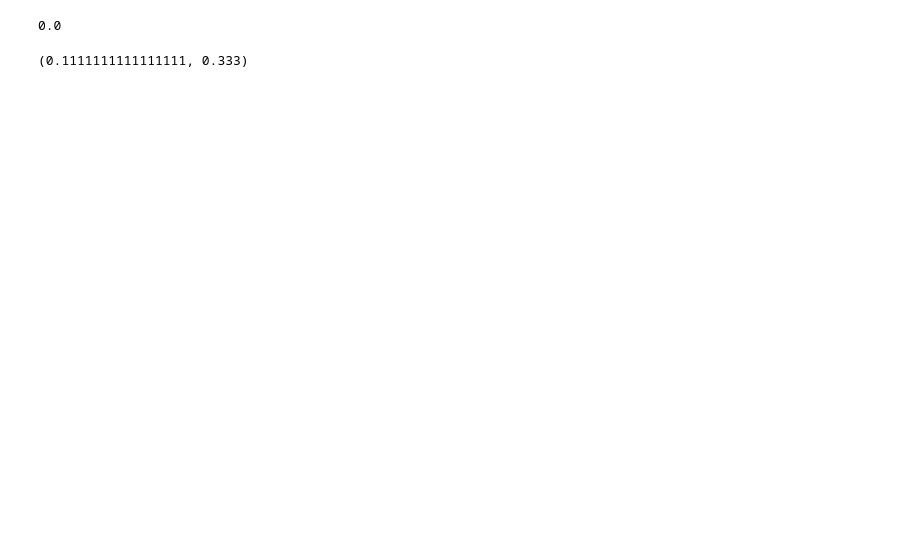
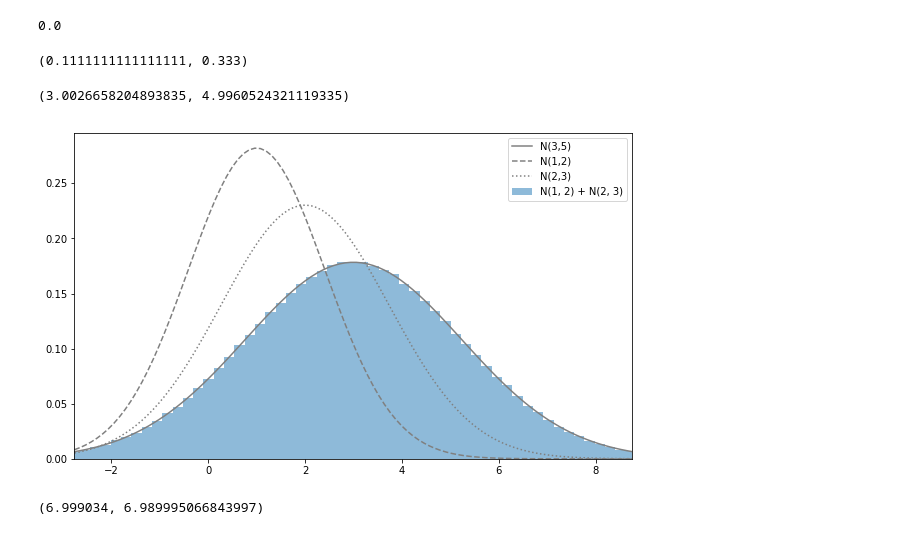
Before and after one commit to ToshikiShimizu/statistics, a Jupyter notebook: python-understand-statistics/notebook/ch09.ipynb, the cells around one changed output. Saved outputs shown, nothing was run; the diff lists cells and outputs as text; code cells hidden in the pictures; blank space fills up the shorter version.

```diff
--- a/python-understand-statistics/notebook/ch09.ipynb
+++ b/python-understand-statistics/notebook/ch09.ipynb
@@ -42,3 +42,40 @@ Cov(XY)
 f_X(0) * f_Y(0), f_XY(0,0)
 # %% [output]
 (0.1111111111111111, 0.333)
+# %%
+rv1 = stats.norm(1, np.sqrt(2))
+rv2 = stats.norm(2, np.sqrt(3))
+sample_size = int(1e6)
+X_sample = rv1.rvs(sample_size)
+Y_sample = rv2.rvs(sample_size)
+sum_sample = X_sample + Y_sample
+np.mean(sum_sample), np.var(sum_sample)
+# %% [output]
+(3.0026658204893835, 4.9960524321119335)
+# %%
+fig = plt.figure(figsize=(10,6))
+ax = fig.add_subplot(111)
+rv = stats.norm(3, np.sqrt(5))
+xs = np.linspace(rv.isf(0.995), rv.isf(0.005), 100)
+
+ax.hist(sum_sample, bins=100, density=True, alpha=0.5, label='N(1, 2) + N(2, 3)')
+ax.plot(xs, rv.pdf(xs), label='N(3,5)', color='gray')
+ax.plot(xs, rv1.pdf(xs), label='N(1,2)', ls='--', color='gray')
+ax.plot(xs, rv2.pdf(xs), label='N(2,3)', ls=':', color='gray')
+
+ax.legend()
+ax.set_xlim(rv.isf(0.995), rv.isf(0.005))
+plt.show()
+# %% [output]
+[figure, added]
+# %%
+rv1 = stats.poisson(3)
+rv2 = stats.poisson(4)
+
+sample_size = int(1e6)
+X_sample = rv1.rvs(sample_size)
+Y_sample = rv2.rvs(sample_size)
+sum_sample = X_sample + Y_sample
+np.mean(sum_sample), np.var(sum_sample)
+# %% [output]
+(6.999034, 6.989995066843997)
```
Also changed, not shown: parts of 10 cells of this notebook, 1 other file.
